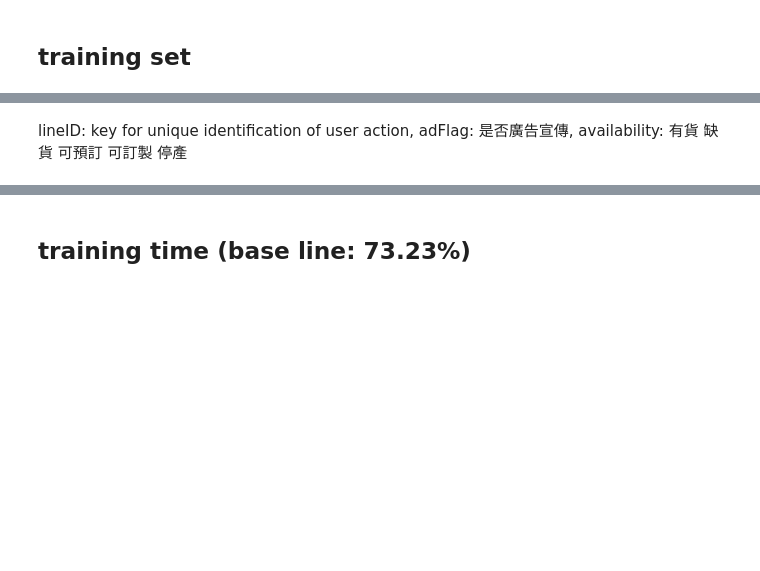
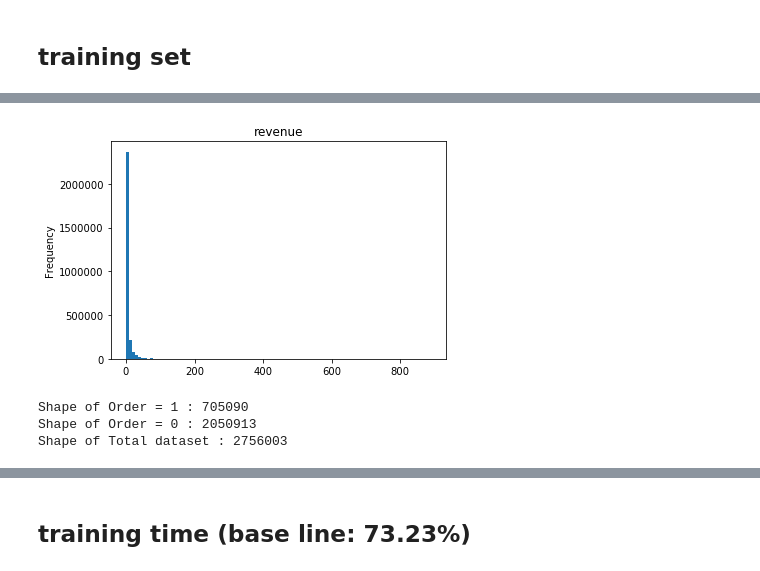
Before and after one commit to t830506/Data_Mining_Cup, a Jupyter notebook: DMC.ipynb, the cells around one changed output, grey strips where cells are left out. Saved outputs shown, nothing was run; the diff lists cells and outputs as text; code cells hidden in the pictures; blank space fills up the shorter version.

```diff
--- a/DMC.ipynb
+++ b/DMC.ipynb
@@ -271,2 +333,13 @@ original dimension : 5
-# %% [markdown]
-lineID: key for unique identification of user action, adFlag: 是否廣告宣傳, availability: 有貨 缺貨 可預訂 可訂製 停產
+# %%
+df_train.revenue.plot.hist(title = 'revenue', bins = 100)
+plt.show()
+# %% [output]
+[figure, added]
+# %%
+print("Shape of Order = 1 :", df_train[df_train.order == 1].shape[0])
+print("Shape of Order = 0 :", df_train[df_train.order != 1].shape[0])
+print("Shape of Total dataset :", df_train.shape[0])
+# %% [output]
+Shape of Order = 1 : 705090
+Shape of Order = 0 : 2050913
+Shape of Total dataset : 2756003
```
Also changed, not shown: parts of 74 cells of this notebook.
